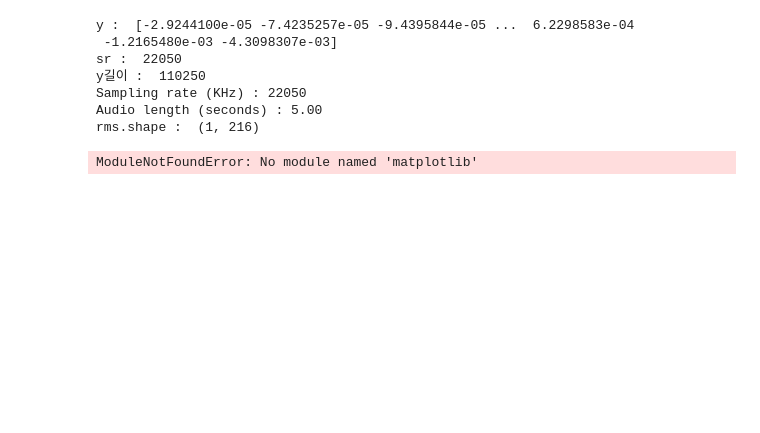
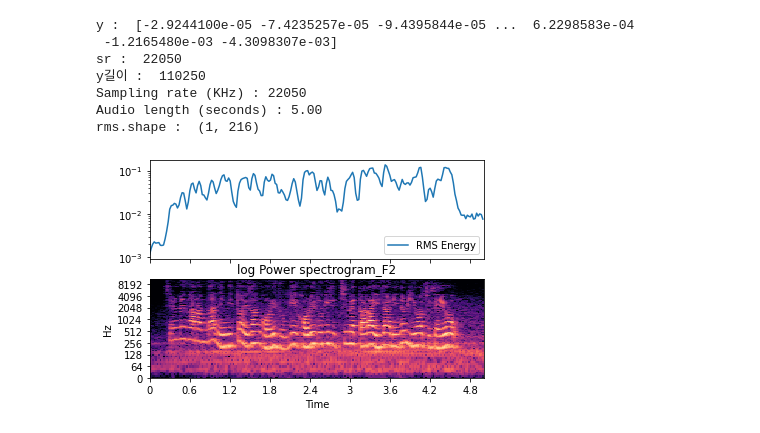
Before and after one commit to zashin-AI/hyunmin, a Jupyter notebook: librosa/librosa_rms_f2.ipynb, the cells around one changed output. Drawn from its saved outputs; the diff is of its cells as text; code cells hidden in the pictures; blank space fills up the shorter version.

```diff
--- a/librosa/librosa_rms_f2.ipynb
+++ b/librosa/librosa_rms_f2.ipynb
@@ -28,37 +65,40 @@ ModuleNotFoundError: No module named 'matplotlib'
 # %%
 # 디폴트 값
 
-rms = librosa.feature.rms(y=y)
+# [2] S : spectrogram magnitude
+S, phase = librosa.magphase(librosa.stft(y))
+rms2 = librosa.feature.rms(S=S)
 print("y : ", y)
 print("sr : ", sr)
 print("y길이 : ", len(y))
 print("Sampling rate (KHz) : %d" % sr)
 print("Audio length (seconds) : %.2f" % (len(y) / sr))
-print("rms.shape : ", rms.shape)
+print("rms.shape : ", rms2.shape)
 
 # Graph
 import matplotlib.pyplot as plt
 import librosa.display
+import numpy as np
 
 # plt.figure(figsize=(100, 16))
 fig, ax = plt.subplots(nrows=2, sharex=True)
-times = librosa.times_like(rms)
-ax[0].semilogy(times, rms[0], label='RMS Energy')
+times = librosa.times_like(rms2)
+ax[0].semilogy(times, rms2[0], label='RMS Energy')   # log scale
 ax[0].set(xticks=[])
 ax[0].legend()
 ax[0].label_outer()
 
 librosa.display.specshow(librosa.amplitude_to_db(S, ref=np.max),
                          y_axis='log', x_axis='time', ax=ax[1])
-ax[1].set(title='log Power spectrogram')
+ax[1].set(title='log Power spectrogram_F2')
 
 plt.show()
 # %% [output]
 y :  [-2.9244100e-05 -7.4235257e-05 -9.4395844e-05 ...  6.2298583e-04
  -1.2165480e-03 -4.3098307e-03]
 sr :  22050
 y길이 :  110250
 Sampling rate (KHz) : 22050
 Audio length (seconds) : 5.00
 rms.shape :  (1, 216)
-ModuleNotFoundError: No module named 'matplotlib'
+[figure, added]
```
Also changed, not shown: parts of 19 cells of this notebook, 7 other files.
